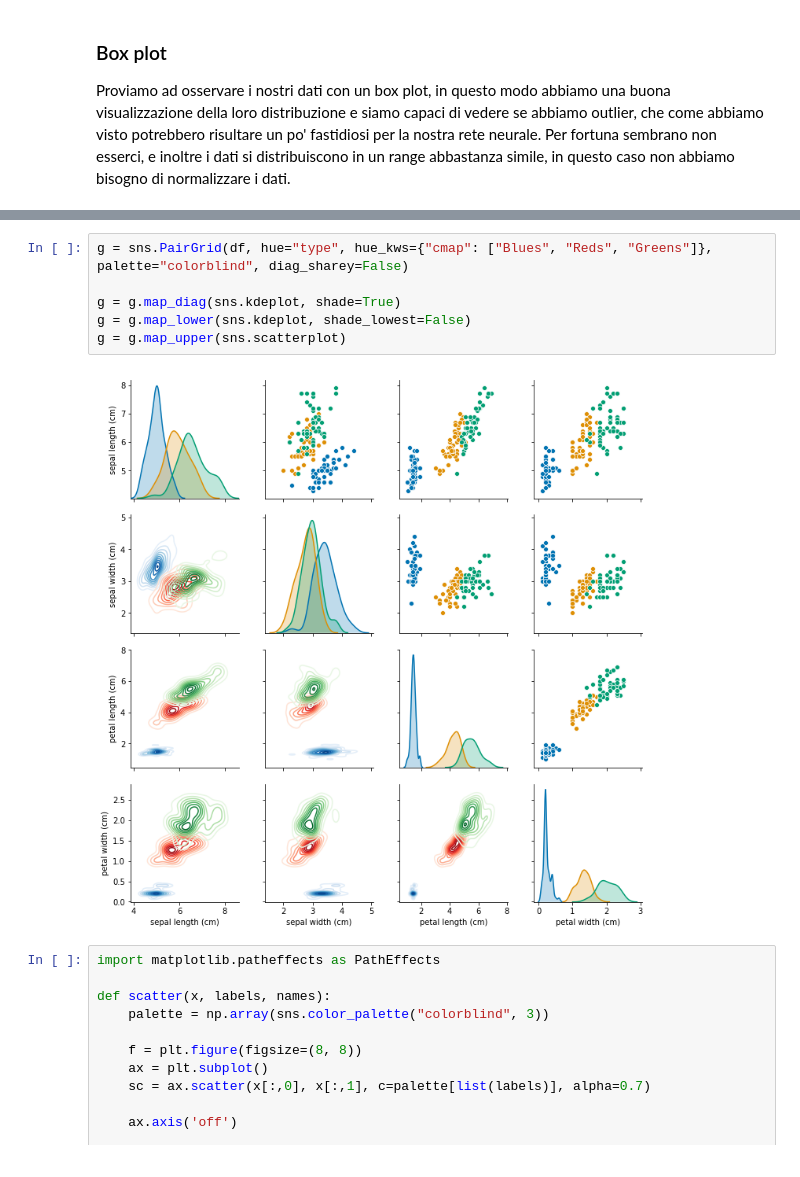
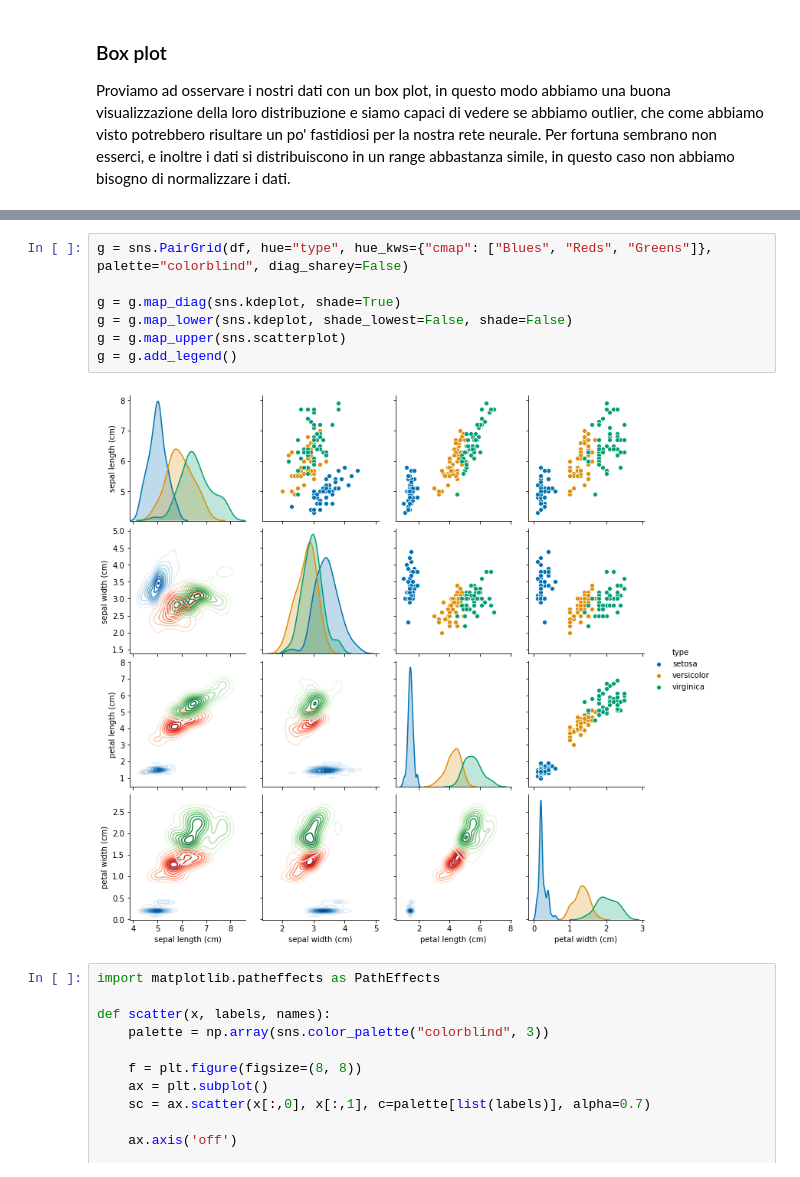
Before and after one commit to Mafidyuz/Presentazione-Reti-Neurali, a Jupyter notebook: mario_cappa/iris/iris.ipynb, the cells around one changed output, grey strips where cells are left out. Saved outputs shown, nothing was run; the diff lists cells and outputs as text.

```diff
--- a/mario_cappa/iris/iris.ipynb
+++ b/mario_cappa/iris/iris.ipynb
@@ -98,11 +96,12 @@ plt.show()
 # %%
 g = sns.PairGrid(df, hue="type", hue_kws={"cmap": ["Blues", "Reds", "Greens"]}, palette="colorblind", diag_sharey=False)
 
 g = g.map_diag(sns.kdeplot, shade=True)
-g = g.map_lower(sns.kdeplot, shade_lowest=False)
+g = g.map_lower(sns.kdeplot, shade_lowest=False, shade=False)
 g = g.map_upper(sns.scatterplot)
+g = g.add_legend()
 # %% [output]
-[figure, old version]
+[figure, new version]
 # %%
 import matplotlib.patheffects as PathEffects
 
```
Also changed, not shown: parts of 21 cells of this notebook, 2 other files.
